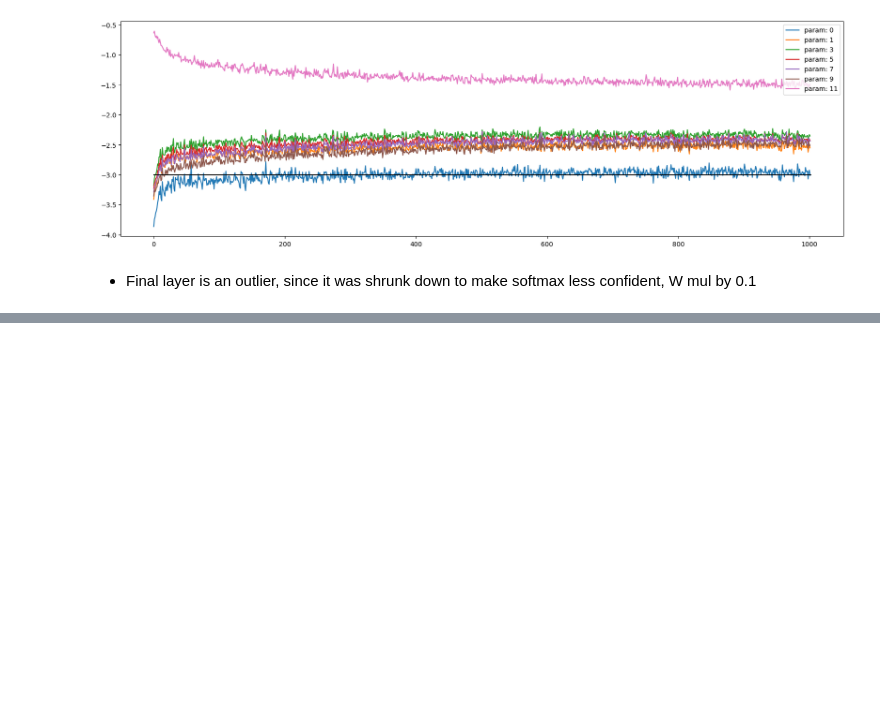
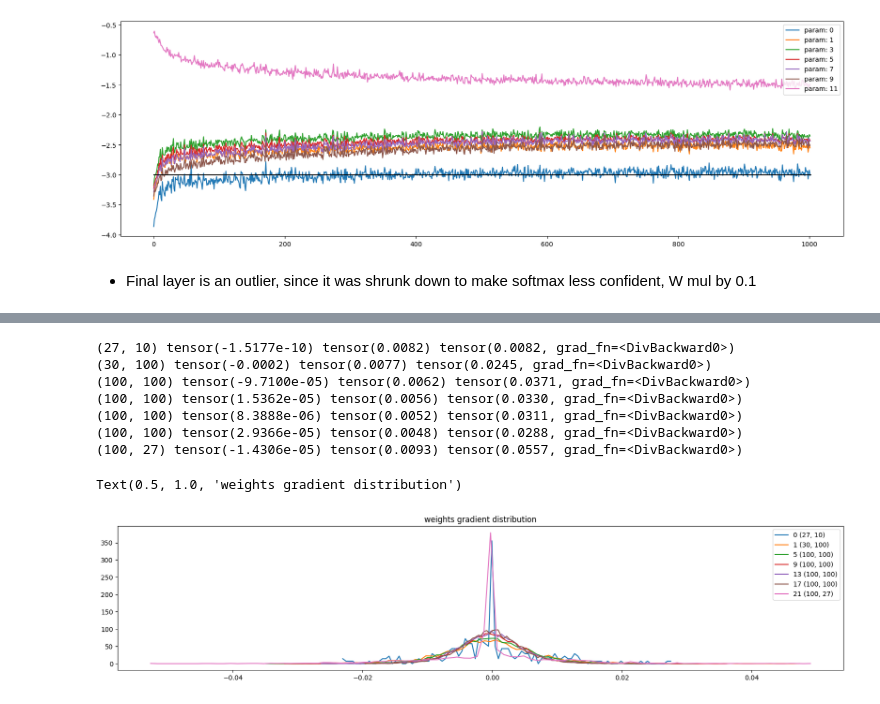
Before and after one commit to VomV/NLP, a Jupyter notebook: LangModels/mlp_pytorchify.ipynb, the cells around one changed output, grey strips where cells are left out. Cells and saved outputs as stored; diff of their text form; code cells hidden in the pictures; blank space fills up the shorter version.

```diff
--- a/LangModels/mlp_pytorchify.ipynb
+++ b/LangModels/mlp_pytorchify.ipynb
@@ -392,0 +514,23 @@ plt.legend(legends);
+# %%
+#visualize hist
+plt.figure(figsize=(20,4))
+legends = []
+for i, p in enumerate(parameters):
+    t = p.grad
+    if p.ndim == 2:
+        print(tuple(p.shape), t.mean(), t.std(), t.std()/p.std())
+        hy, hx = torch.histogram(t, density=True)
+        plt.plot(hx[:-1].detach(), hy.detach())
+        legends.append(f'{i} {tuple(p.shape)}')
+plt.legend(legends)
+plt.title('weights gradient distribution')
+# %% [output]
+(27, 10) tensor(-1.5177e-10) tensor(0.0082) tensor(0.0082, grad_fn=<DivBackward0>)
+(30, 100) tensor(-0.0002) tensor(0.0077) tensor(0.0245, grad_fn=<DivBackward0>)
+(100, 100) tensor(-9.7100e-05) tensor(0.0062) tensor(0.0371, grad_fn=<DivBackward0>)
+(100, 100) tensor(1.5362e-05) tensor(0.0056) tensor(0.0330, grad_fn=<DivBackward0>)
+(100, 100) tensor(8.3888e-06) tensor(0.0052) tensor(0.0311, grad_fn=<DivBackward0>)
+(100, 100) tensor(2.9366e-05) tensor(0.0048) tensor(0.0288, grad_fn=<DivBackward0>)
+(100, 27) tensor(-1.4306e-05) tensor(0.0093) tensor(0.0557, grad_fn=<DivBackward0>)
+Text(0.5, 1.0, 'weights gradient distribution')
+[figure, added]
```
Also changed, not shown: parts of 6 cells of this notebook.
